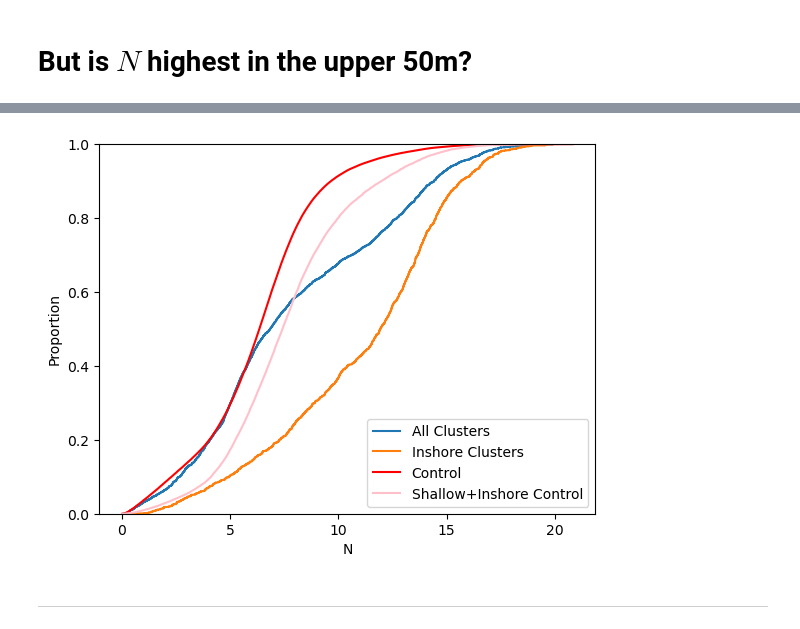
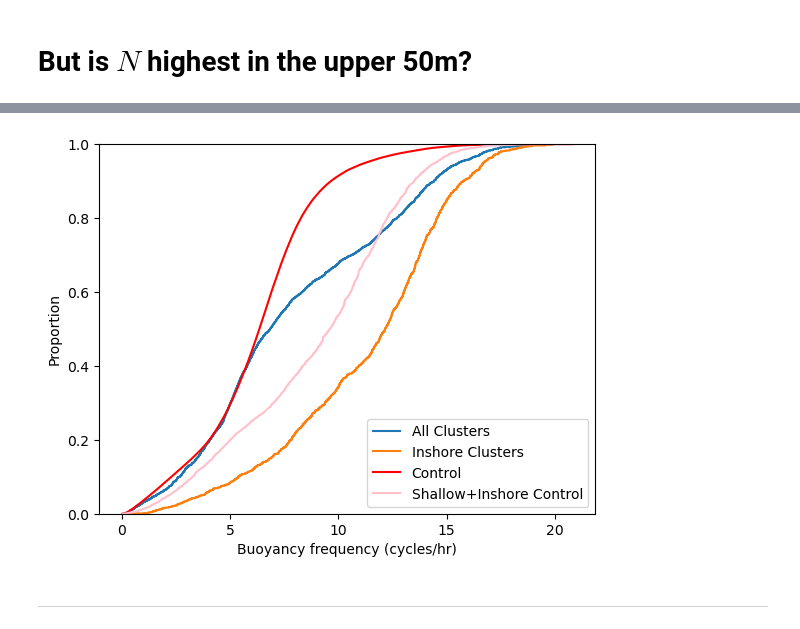
Before and after one commit to profxj/sio-sandbox, a Jupyter notebook: nb/CUGN/Buoyancy.ipynb, the cells around one changed output, grey strips where cells are left out. Saved outputs shown, nothing was run; the diff lists cells and outputs as text; code cells hidden in the pictures.

```diff
--- a/nb/CUGN/Buoyancy.ipynb
+++ b/nb/CUGN/Buoyancy.ipynb
@@ -90,5 +90,5 @@ sns.histplot(sogt1_outliers, x='z')
 # %%
-shallow = (grid_tbl.z < 100.) & (grid_tbl.lon > -119.5)
+shallow = (grid_tbl.z < 30.) & (grid_tbl.lon > -119.)
 # %%
 reload(grid_utils)
 sogt1_shallow_control = np.array( grid_utils.grab_control_values(sogt1_outliers, grid_tbl[shallow], 'N'))
@@ -96,4 +96,4 @@ sogt1_shallow_control = np.array( grid_utils.grab_control_values(sogt1_outliers,
 srt_shallow_control = np.sort(sogt1_shallow_control[np.isfinite(sogt1_shallow_control)])
 y_cdf2 = np.arange(srt_shallow_control.size)/srt_shallow_control.size
 # %%
-inshore = sogt1_outliers.lon > -119.5
+inshore = sogt1_outliers.lon > -119.
@@ -100,18 +102,21 @@ inshore = sogt1_outliers.lon > -119.5
 # %%
 plt.clf()
 ax = plt.gca()
 
 # Clusters
 sns.ecdfplot(x=sogt1_outliers.N, ax=ax, label='All Clusters')
 sns.ecdfplot(x=sogt1_outliers[inshore].N, ax=ax, label='Inshore Clusters')
 #sns.ecdfplot(x=sogt1_control, ax=ax, label='Control')
 ax.plot(srt_control[::50], y_cdf[::50], label='Control', color='r')
 ax.plot(srt_shallow_control[::50], y_cdf2[::50], label='Shallow+Inshore Control', color='pink')
 
+#
+ax.set_xlabel('Buoyancy frequency (cycles/hr)')
+
 ax.legend()
 plt.show()
 # %% [output]
-[figure, old version]
+[figure, new version]
 # %% [markdown]
 ----
 # %% [markdown]
```
Also changed, not shown: parts of 3 cells of this notebook.
